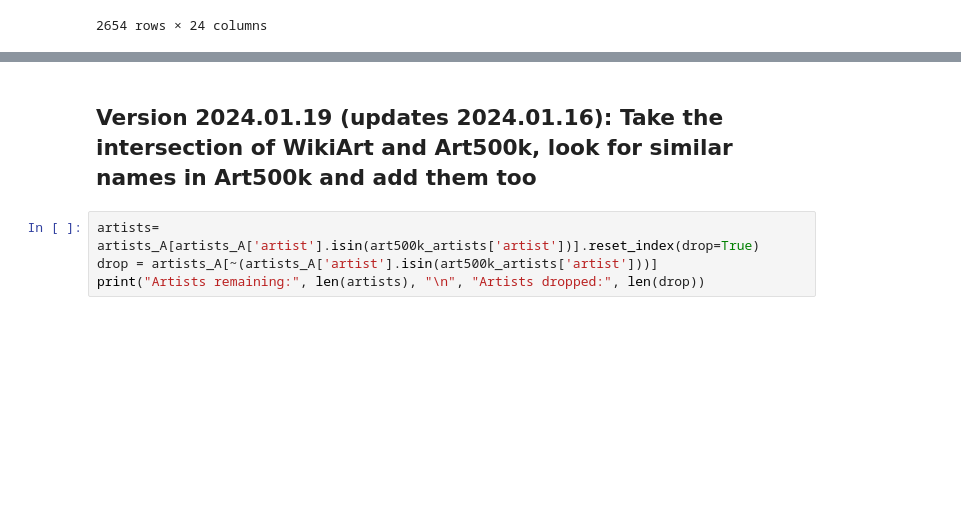
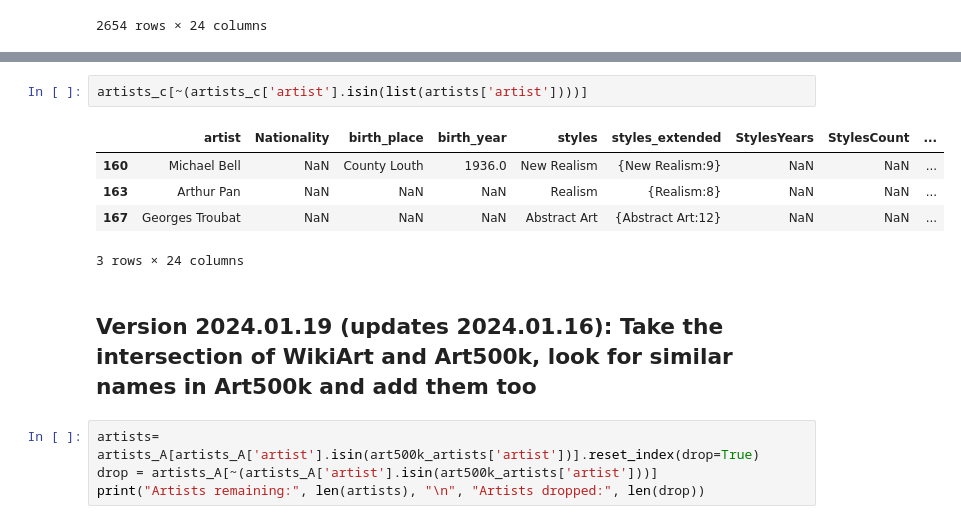
Before and after one commit to me9hanics/PainterPalette, a Jupyter notebook: datasets_notebook.ipynb, the cells around one changed output, grey strips where cells are left out. Saved outputs shown, nothing was run; the diff lists cells and outputs as text; blank space fills up the shorter version.

```diff
--- a/datasets_notebook.ipynb
+++ b/datasets_notebook.ipynb
@@ -105,3 +160,11 @@ artists_c
+# %%
+artists_c[~(artists_c['artist'].isin(list(artists['artist'])))]
+# %% [output]
+|  | artist | Nationality | birth_place | birth_year | styles | styles_extended | StylesYears | StylesCount | ... |
+| 160 | Michael Bell | NaN | County Louth | 1936.0 | New Realism | {New Realism:9} | NaN | NaN | ... |
+| 163 | Arthur Pan | NaN | NaN | NaN | Realism | {Realism:8} | NaN | NaN | ... |
+| 167 | Georges Troubat | NaN | NaN | NaN | Abstract Art | {Abstract Art:12} | NaN | NaN | ... |
+3 rows × 24 columns
 # %% [markdown]
 ## Version 2024.01.19 (updates 2024.01.16): Take the intersection of WikiArt and Art500k, look for similar names in Art500k and add them too
 # %%
```
Also changed, not shown: parts of 6 cells of this notebook.
